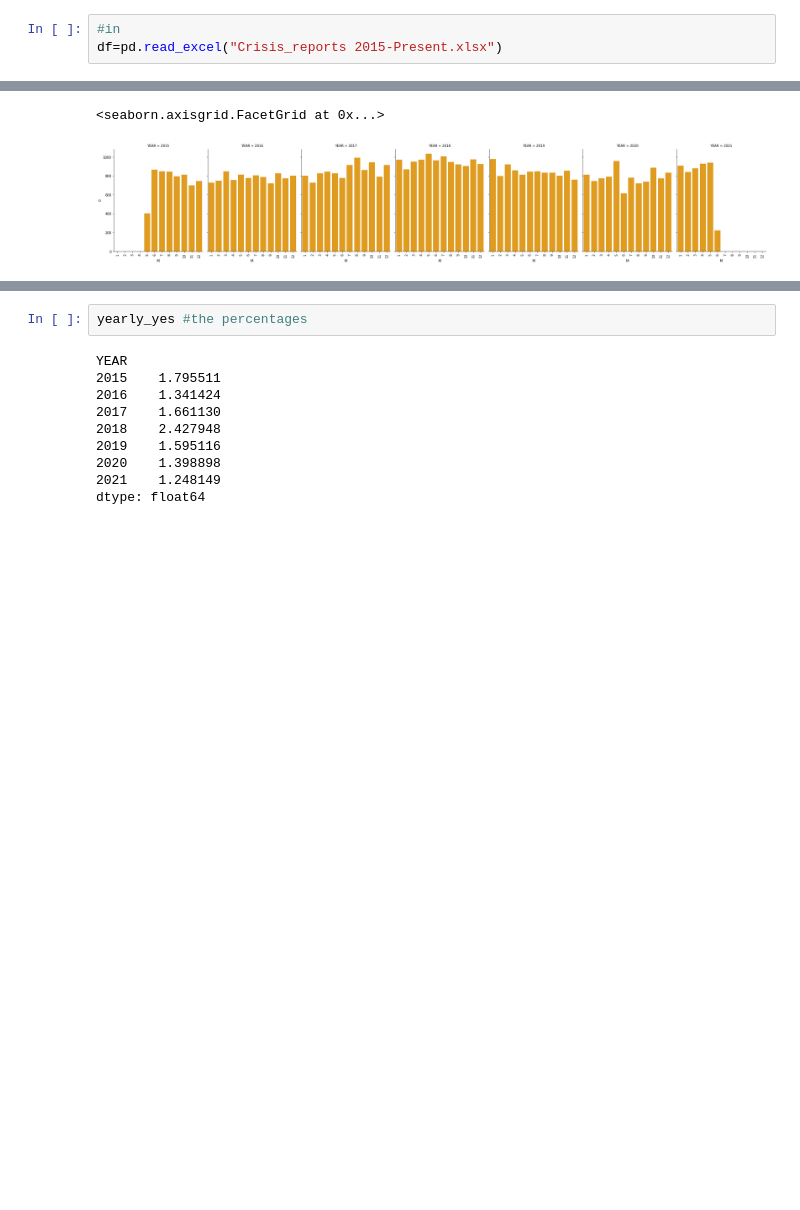
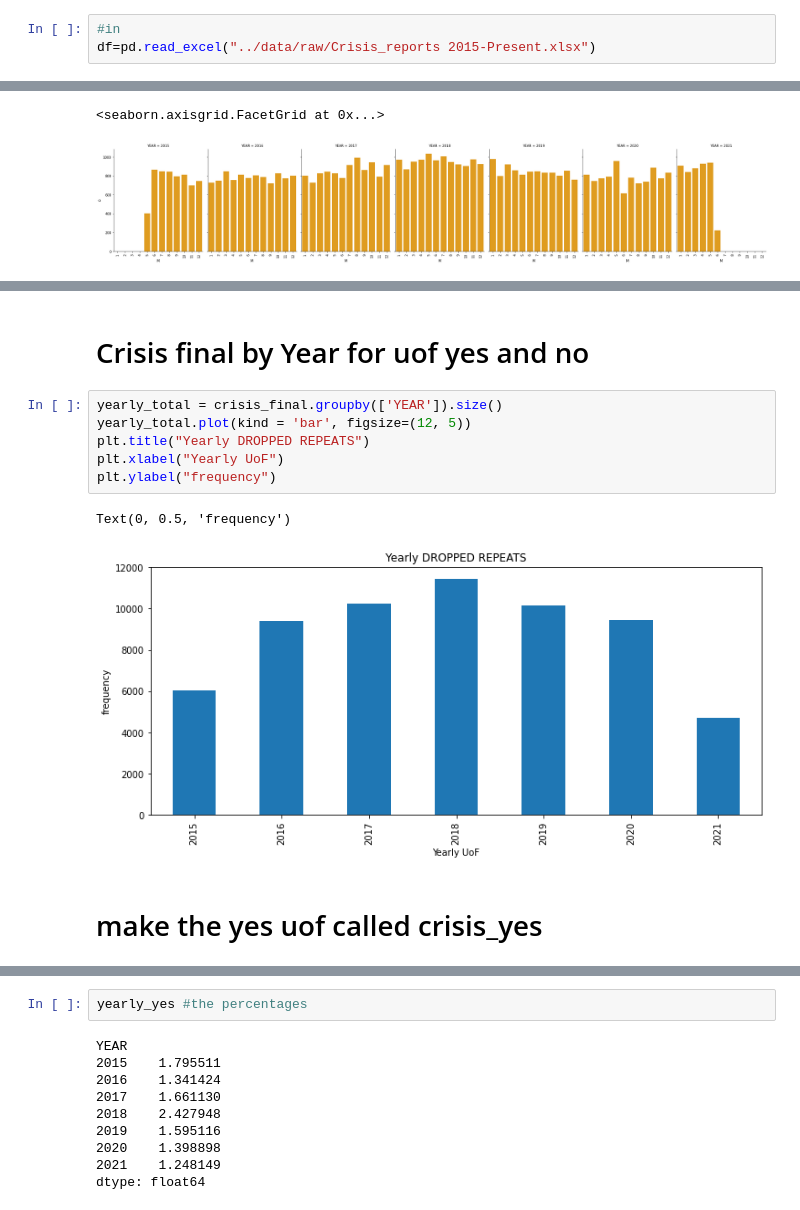
Before and after one commit to msenosain/spd-use-of-force_DS4A, a Jupyter notebook: notebooks/Crisis_shaping.ipynb, the cells around one changed output, grey strips where cells are left out. Saved outputs shown, nothing was run; the diff lists cells and outputs as text; blank space fills up the shorter version.

Commit message:
crisis

```diff
--- a/notebooks/Crisis_shaping.ipynb
+++ b/notebooks/Crisis_shaping.ipynb
@@ -7,7 +7,7 @@ import numpy as np
 import base64
 # %%
 #in
-df=pd.read_excel("Crisis_reports 2015-Present.xlsx")
+df=pd.read_excel("../data/raw/Crisis_reports 2015-Present.xlsx")
 # %%
 pd.set_option('display.max_columns', None)
 # %%
@@ -543,2 +553,15 @@ Name: Behavioral Crisis Num, Length: 61411, dtype: int64
+# %% [markdown]
+# Crisis final by Year for uof yes and no
+# %%
+yearly_total = crisis_final.groupby(['YEAR']).size()
+yearly_total.plot(kind = 'bar', figsize=(12, 5))
+plt.title("Yearly DROPPED REPEATS")
+plt.xlabel("Yearly UoF")
+plt.ylabel("frequency")
+# %% [output]
+Text(0, 0.5, 'frequency')
+[figure, added]
+# %% [markdown]
+# make the yes uof called crisis_yes
 # %%
 yearly_totals_ = crisis_final.groupby(['YEAR']).size()
```
Also changed, not shown: parts of 9 cells of this notebook, 1 other file.
